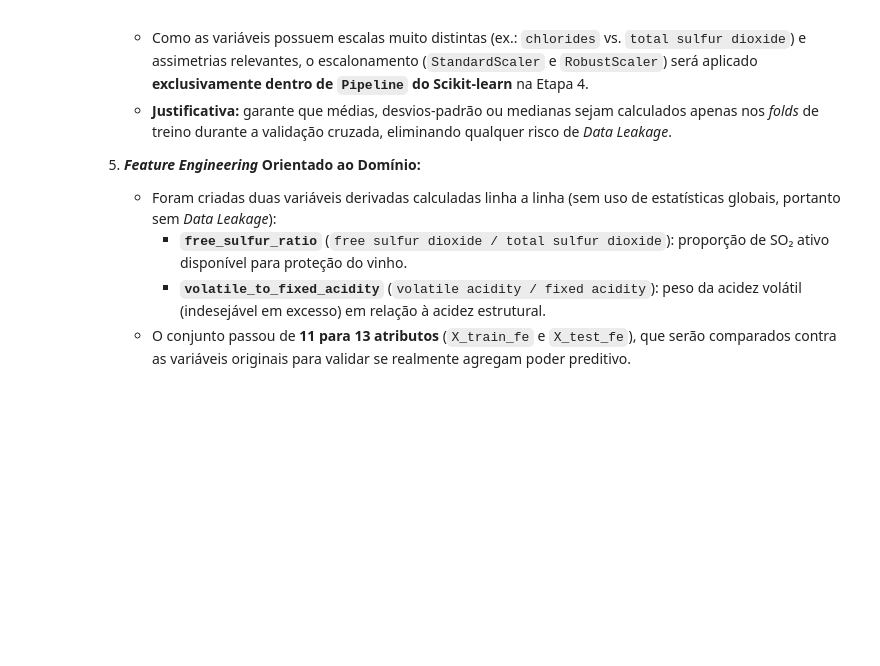
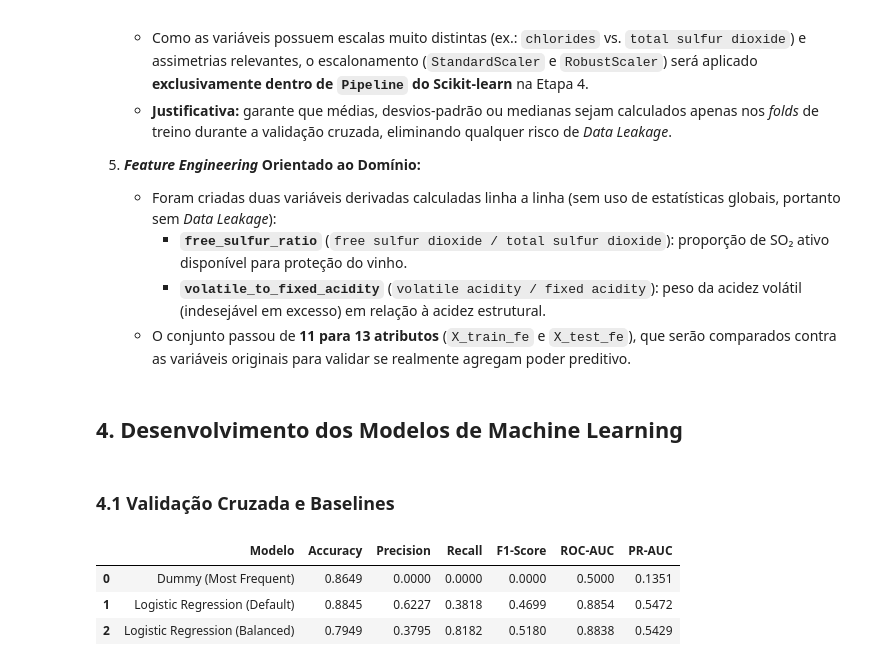
Before and after one commit to diegoolsilva/wine-quality-classification, a Jupyter notebook: notebooks/01_wine_quality_classification.ipynb, the cells around one changed output. Drawn from its saved outputs; the diff is of its cells as text; code cells hidden in the pictures; blank space fills up the shorter version.

```diff
--- a/notebooks/01_wine_quality_classification.ipynb
+++ b/notebooks/01_wine_quality_classification.ipynb
@@ -383,3 +383,61 @@ Nesta etapa, preparamos os dados com foco rigoroso em **reprodutibilidade** (`RA
      - **`free_sulfur_ratio`** (`free sulfur dioxide / total sulfur dioxide`): proporção de SO₂ ativo disponível para proteção do vinho.
      - **`volatile_to_fixed_acidity`** (`volatile acidity / fixed acidity`): peso da acidez volátil (indesejável em excesso) em relação à acidez estrutural.
    - O conjunto passou de **11 para 13 atributos** (`X_train_fe` e `X_test_fe`), que serão comparados contra as variáveis originais para validar se realmente agregam poder preditivo.
+# %% [markdown]
+## 4. Desenvolvimento dos Modelos de Machine Learning
+# %% [markdown]
+### 4.1 Validação Cruzada e Baselines
+# %%
+from sklearn.model_selection import StratifiedKFold, cross_validate
+from sklearn.pipeline import Pipeline
+from sklearn.preprocessing import StandardScaler
+from sklearn.dummy import DummyClassifier
+from sklearn.linear_model import LogisticRegression
+
+# 1. Estratégia de validação cruzada estratificada (5 folds)
+cv = StratifiedKFold(n_splits=5, shuffle=True, random_state=RANDOM_STATE)
+
+# 2. Métricas que acompanharemos em todos os modelos
+scoring = {
+    "accuracy": "accuracy",
+    "precision": "precision",
+    "recall": "recall",
+    "f1": "f1",
+    "roc_auc": "roc_auc",
+    "pr_auc": "average_precision",
+}
+
+# 3. Definição dos modelos baseline (encapsulados em Pipeline para evitar Data Leakage)
+baselines = {
+    "Dummy (Most Frequent)": DummyClassifier(strategy="most_frequent"),
+    "Logistic Regression (Default)": Pipeline([
+        ("scaler", StandardScaler()),
+        ("model", LogisticRegression(random_state=RANDOM_STATE)),
+    ]),
+    "Logistic Regression (Balanced)": Pipeline([
+        ("scaler", StandardScaler()),
+        ("model", LogisticRegression(class_weight="balanced", random_state=RANDOM_STATE)),
+    ]),
+}
+
+# 4. Execução da validação cruzada apenas em X_train e y_train
+results_baseline = []
+for name, model in baselines.items():
+    scores = cross_validate(model, X_train, y_train, cv=cv, scoring=scoring, n_jobs=-1)
+    results_baseline.append({
+        "Modelo": name,
+        "Accuracy": scores["test_accuracy"].mean(),
+        "Precision": scores["test_precision"].mean(),
+        "Recall": scores["test_recall"].mean(),
+        "F1-Score": scores["test_f1"].mean(),
+        "ROC-AUC": scores["test_roc_auc"].mean(),
+        "PR-AUC": scores["test_pr_auc"].mean(),
+    })
+
+df_baselines = pd.DataFrame(results_baseline).round(4)
+display(df_baselines)
+# %% [output]
+|  | Modelo | Accuracy | Precision | Recall | F1-Score | ROC-AUC | PR-AUC |
+| 0 | Dummy (Most Frequent) | 0.8649 | 0.0000 | 0.0000 | 0.0000 | 0.5000 | 0.1351 |
+| 1 | Logistic Regression (Default) | 0.8845 | 0.6227 | 0.3818 | 0.4699 | 0.8854 | 0.5472 |
+| 2 | Logistic Regression (Balanced) | 0.7949 | 0.3795 | 0.8182 | 0.5180 | 0.8838 | 0.5429 |
```
Also changed, not shown: parts of 5 cells of this notebook.
